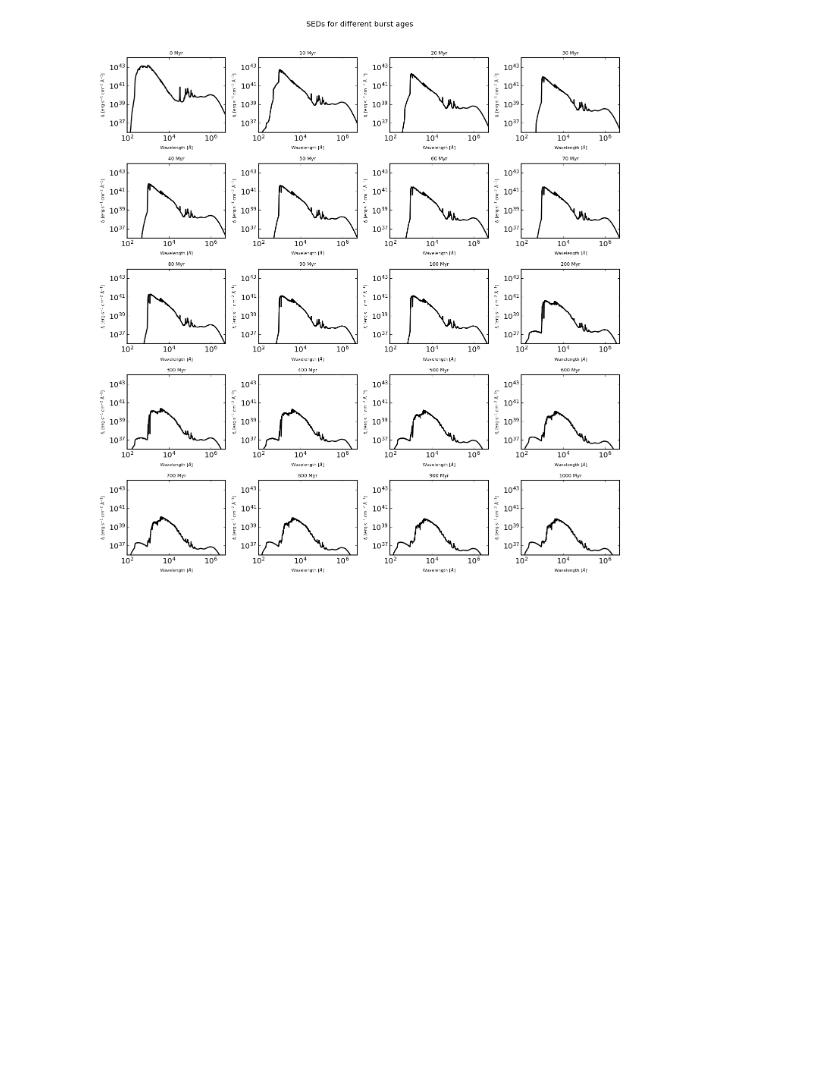
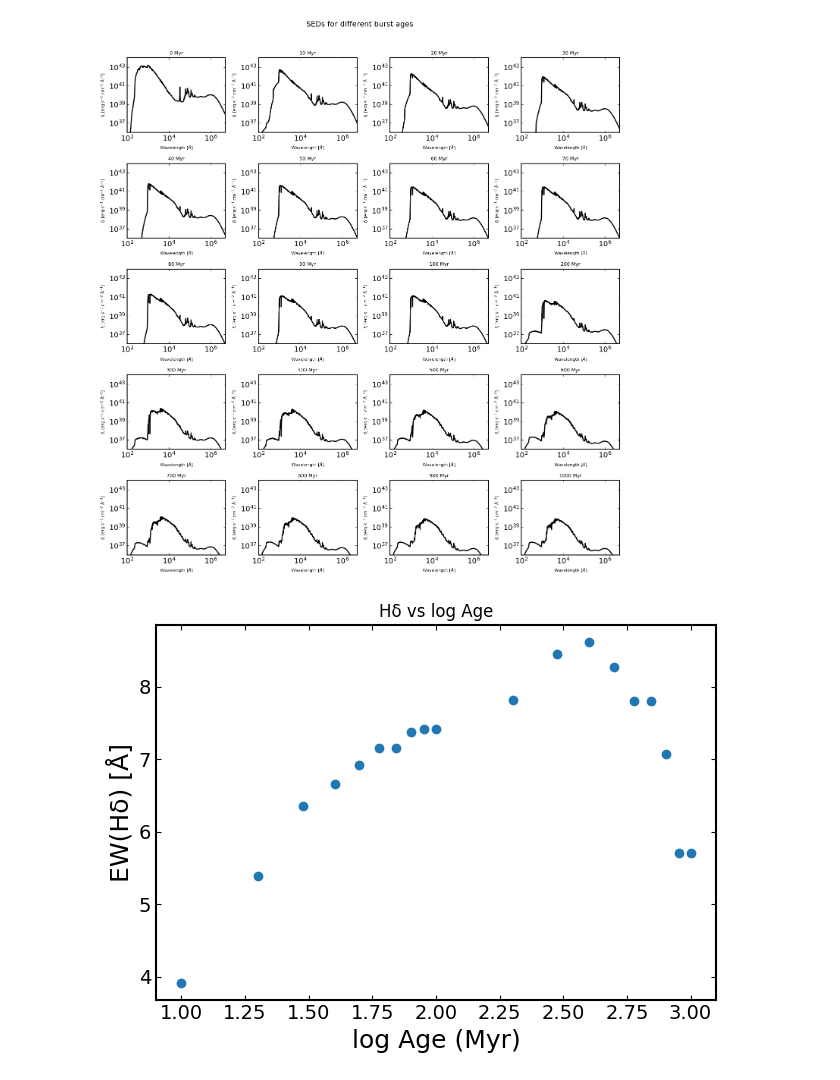
Before and after one commit to abbycrowther/star-formation-histories, a Jupyter notebook: Code/plots_time_intervals.ipynb, the cells around one changed output. Drawn from its saved outputs; the diff is of its cells as text; code cells hidden in the pictures; blank space fills up the shorter version.

Commit message:
JWST/HST filters folder. Added plots of absorption/emission features over time.

```diff
--- a/Code/plots_time_intervals.ipynb
+++ b/Code/plots_time_intervals.ipynb
@@ -484,3 +484,84 @@ plt.tight_layout(rect=[0, 0, 1, 0.96])
 plt.show()
 # %% [output]
 [figure]
+# %%
+import numpy as np
+import matplotlib.pyplot as plt
+
+#Arrays
+
+age_myr = np.array([
+    0, 10, 20, 30, 40, 50, 60, 70, 80, 90, 100,
+    200, 300, 400, 500, 600, 700, 800, 900, 1000
+])
+
+ew_hdelta = np.array([
+    3.13, 3.92, 5.39, 6.35, 6.66, 6.92, 7.15, 7.15, 7.37, 7.42, 7.42,
+    7.81, 8.45, 8.61, 8.27, 7.80, 7.80, 7.07, 5.71, 5.71
+])
+
+ew_halpha = np.array([
+    1.53, 1.17, 1.52, 1.67, 1.73, 1.79, 1.86, 1.86, 1.92, 1.96, 1.96,
+    1.99, 1.99, 2.00, 1.93, 1.86, 1.86, 1.76, 1.61, 1.61
+])
+
+d4000 = np.array([
+    0.91, 0.96, 0.98, 1.01, 1.02, 1.03, 1.04, 1.04, 1.05, 1.07, 1.07,
+    1.11, 1.17, 1.21, 1.25, 1.28, 1.28, 1.33, 1.38, 1.38
+])
+
+mask = age_myr >= 0
+log_age = np.log10(age_myr[mask])
+
+#Plot EW(Hδ)
+plt.figure()
+plt.scatter(log_age, ew_hdelta[mask], marker='o')
+plt.xlabel("log Age (Myr)")
+plt.ylabel("EW(Hδ) [Å]")
+plt.title("Hδ vs log Age")
+plt.tight_layout()
+plt.show()
+
+plt.figure()
+plt.scatter(age_myr[mask], ew_hdelta[mask], marker='o')
+plt.xlabel("Age (Myr)")
+plt.ylabel("EW(Hδ) [Å]")
+plt.title("Hδ vs Age")
+plt.tight_layout()
+plt.show()
+
+#Plot EW(Hα)
+plt.figure()
+plt.scatter(log_age, ew_halpha[mask], marker='o')
+plt.xlabel("log Age (Myr)")
+plt.ylabel("EW(Hα) [Å]")
+plt.title("Hα vs log Age")
+plt.tight_layout()
+plt.show()
+
+plt.figure()
+plt.scatter(age_myr[mask], ew_halpha[mask], marker='o')
+plt.xlabel("Age (Myr)")
+plt.ylabel("EW(Hα) [Å]")
+plt.title("Hα vs Age")
+plt.tight_layout()
+plt.show()
+
+#Plot D4000
+plt.figure()
+plt.scatter(log_age, d4000[mask], marker='o')
+plt.xlabel("log Age (Myr)")
+plt.ylabel("D4000")
+plt.title("D4000 vs log Age")
+plt.tight_layout()
+plt.show()
+
+plt.figure()
+plt.scatter(age_myr[mask], d4000[mask], marker='o')
+plt.xlabel("Age (Myr)")
+plt.ylabel("D4000")
+plt.title("D4000 vs Age")
+plt.tight_layout()
+plt.show()
+# %% [output]
+[figure, added]
```
Also changed, not shown: parts of 1 cell of this notebook, 1 other file.
